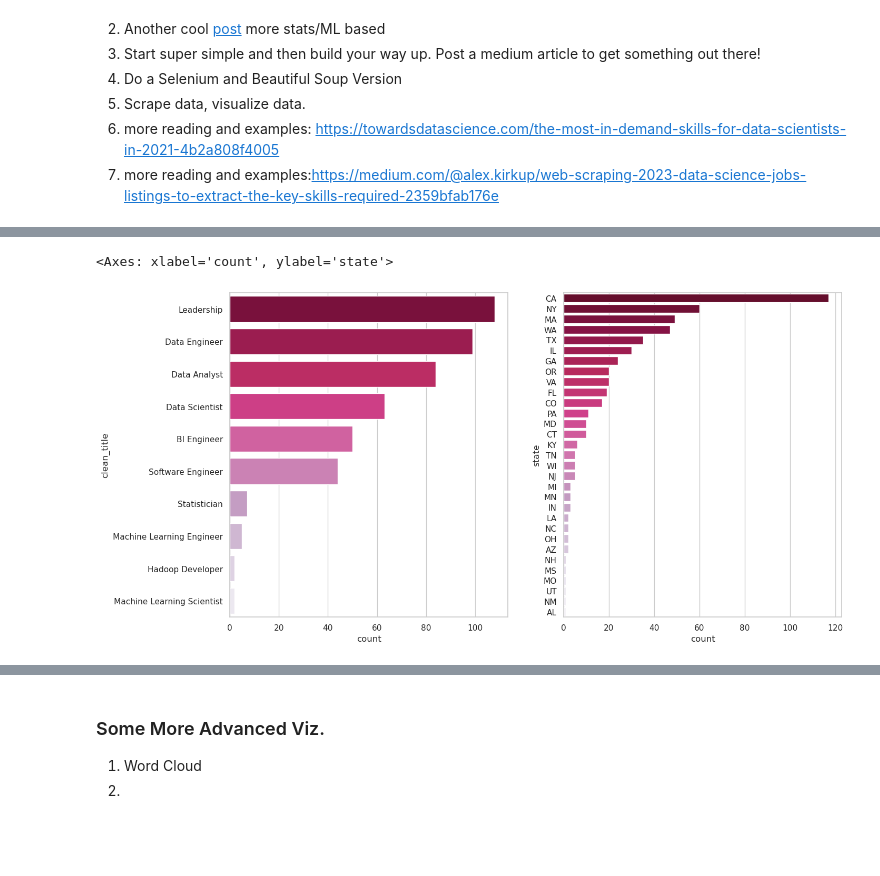
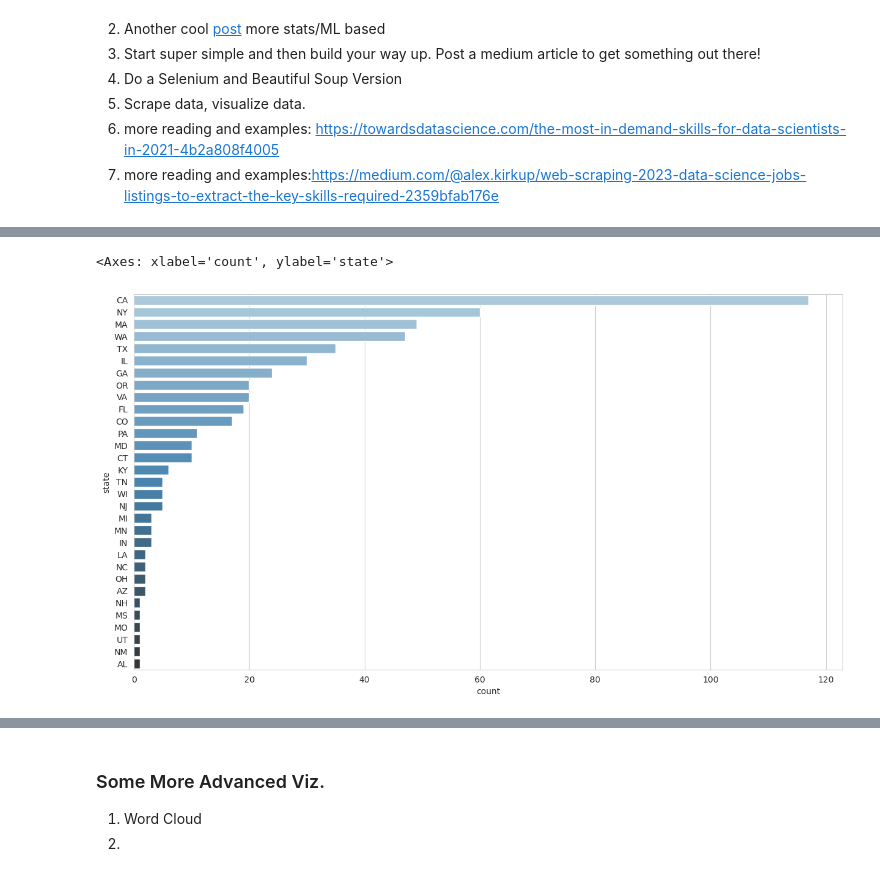
Before and after one commit to ColinB19/datajobswebscraper, a Jupyter notebook: Webscrape_DataJobs.ipynb, the cells around one changed output, grey strips where cells are left out. Drawn from its saved outputs; the diff is of its cells as text; code cells hidden in the pictures; blank space fills up the shorter version.

Commit message:
cleaning up plots

```diff
--- a/Webscrape_DataJobs.ipynb
+++ b/Webscrape_DataJobs.ipynb
@@ -28,7 +28,7 @@ import regex as re
 import seaborn as sns
 import matplotlib.pyplot as plt
 
-sns.set_theme(style="whitegrid")
+sns.set_style(style="darkgrid")
 
 job_board = 'https://datajobs.com/'
 # this pattern pulls jobs specifically from datajobs
@@ -128,6 +128,8 @@ logging.basicConfig(
     level=logging.INFO,
 )
 
+
+
 # TODO: Make this work on multiple sites
 # TODO: Grab job desciptions as well
 # %%
@@ -369,22 +346,16 @@ a[a['count'] > 1]
 # %%
-f, ax = plt.subplots(1,2, figsize=(15,8))
-# there are a lot of duplicates accross the categories
-clean_title_counts = job_meta['clean_title'].value_counts().reset_index()
 
-# Plot the cats
-sns.set_color_codes("pastel")
-sns.barplot(y='clean_title', x="count", data=clean_title_counts[clean_title_counts['count'] > 1],
-            label="Number of Jobs per Category", palette="PuRd_r", ax = ax[0], orient='h')
-
-
+# do a geospatial map for this
+# https://medium.com/@alex_44314/use-python-geopandas-to-make-a-us-map-with-alaska-and-hawaii-39a9f5c222c6
+f, ax = plt.subplots(figsize=(15,8))
 num_states = job_meta[job_meta['state'].isin(state_codes)]['state'].value_counts().reset_index().sort_values(by="count", ascending=False)
 # Plot the crashes where alcohol was involved
 sns.set_color_codes("muted")
 sns.barplot(y='state', x="count", data=num_states,
-            label="Alcohol-involved", palette="PuRd_r", ax = ax[1], orient='h')
+            label="Alcohol-involved", palette="Blues_d", ax = ax, orient='h')
 # %% [output]
 <Axes: xlabel='count', ylabel='state'>
-[figure, old version]
+[figure, new version]
 # %%
 buzz_word_counts = {kwd:0 for kwd in buzz_words if kwd not in ('scikitlearn', 'scikit learn', 'Power-BI', 'Power BI', 'Time Series','A-B Testing','AB Testing', 'Amazon Web Services', 'Google Cloud Platform', 'Webscrap')}
 buzz_word_counts['Webscraping'] = 0
```
Also changed, not shown: parts of 10 cells of this notebook, 2 other files.
